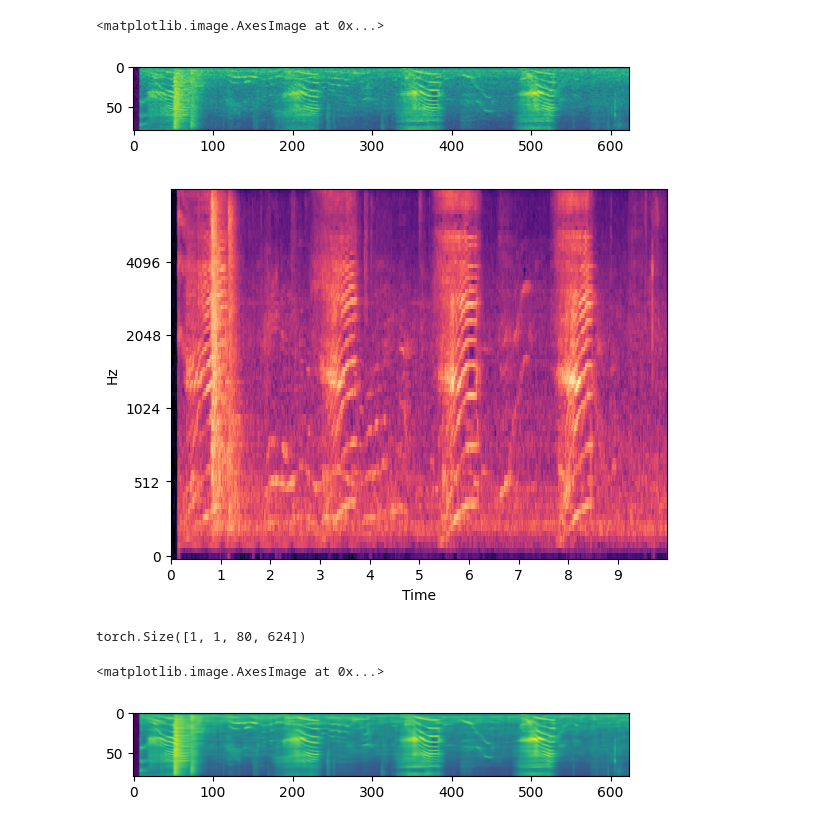
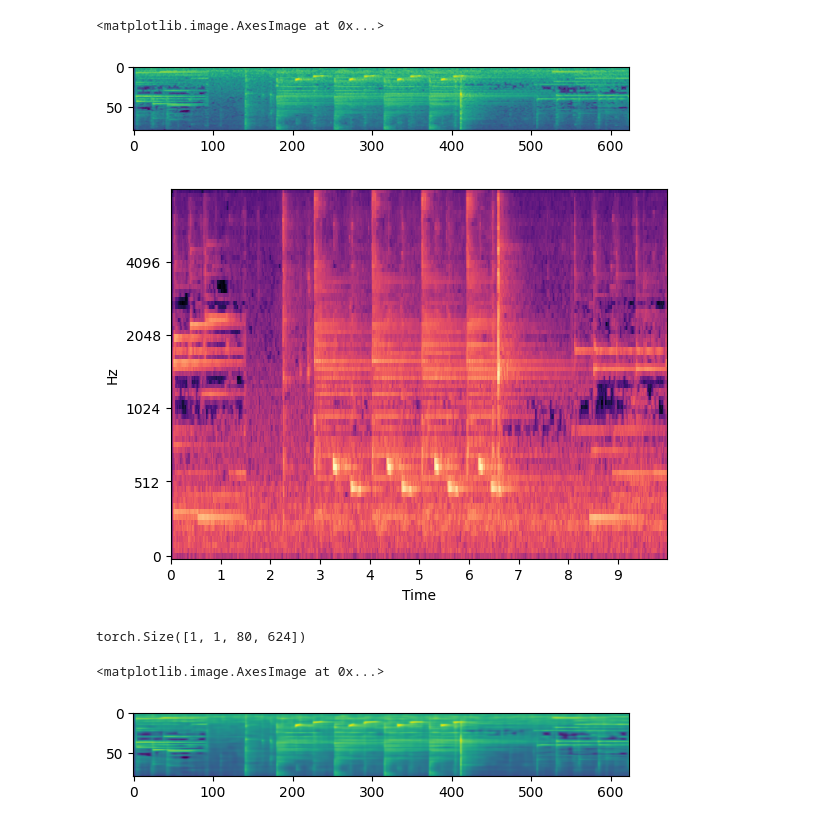
Before and after one commit to HeCheng0625/AudioEditing, a Jupyter notebook: test_temp.ipynb, the cells around one changed output. Saved outputs shown, nothing was run; the diff lists cells and outputs as text; code cells hidden in the pictures.

```diff
--- a/test_temp.ipynb
+++ b/test_temp.ipynb
@@ -15,7 +15,7 @@ from transformers import CLIPTextModel, CLIPTokenizer
 from diffusers import AutoencoderKL, UNet2DConditionModel, PNDMScheduler
 %matplotlib inline
 # %%
-temp_vae_path = "/blob/v-yuancwang/AudioEditing/Finetune_VAE/checkpoint-50000"
+temp_vae_path = "/blob/v-yuancwang/AudioEditing/Finetune_VAE_2/checkpoint-110000"
 vae = AutoencoderKL.from_pretrained(temp_vae_path, subfolder="vae")
 vae.requires_grad_(False)
 # %%
@@ -23,28 +23,29 @@ torch_device = "cuda:0"
 vae.to(torch_device)
 # %%
 test_data_path = "/blob/v-yuancwang/audio_editing_data/audiocaps/mel"
-test_mel = np.load(os.path.join(test_data_path, "--qUiE6EdxI.npy"))
+test_mel = np.load(os.path.join(test_data_path, "--CHY2qO5zc.npy"))
 plt.imshow(test_mel)
 # %% [output]
 <matplotlib.image.AxesImage at 0x...>
-[figure, old version]
+[figure, new version]
 # %%
 librosa.display.specshow(test_mel, sr=16000, hop_length=256, x_axis='time', y_axis='mel')
 plt.show()
 # %% [output]
-[figure, old version]
+[figure, new version]
 # %%
 with torch.no_grad():
     res_mel = torch.Tensor([[test_mel]]).to(torch.float32)
     res_mel = res_mel.to(torch_device)
     print(res_mel.shape)
     res_mel = vae(res_mel, sample_posterior=True).sample
     res_mel = res_mel.cpu().numpy()[0,0,:,:]
+np.save("/home/v-yuancwang/AudioEditing/hifigan_test/test0.npy", np.array([res_mel]))
 plt.imshow(res_mel)
 # %% [output]
 torch.Size([1, 1, 80, 624])
 <matplotlib.image.AxesImage at 0x...>
-[figure, old version]
+[figure, new version]
 # %%
 librosa.display.specshow(res_mel, sr=16000, hop_length=256, x_axis='time', y_axis='mel')
 plt.show()
```
Also changed, not shown: parts of 5 cells of this notebook, 4 other files.
